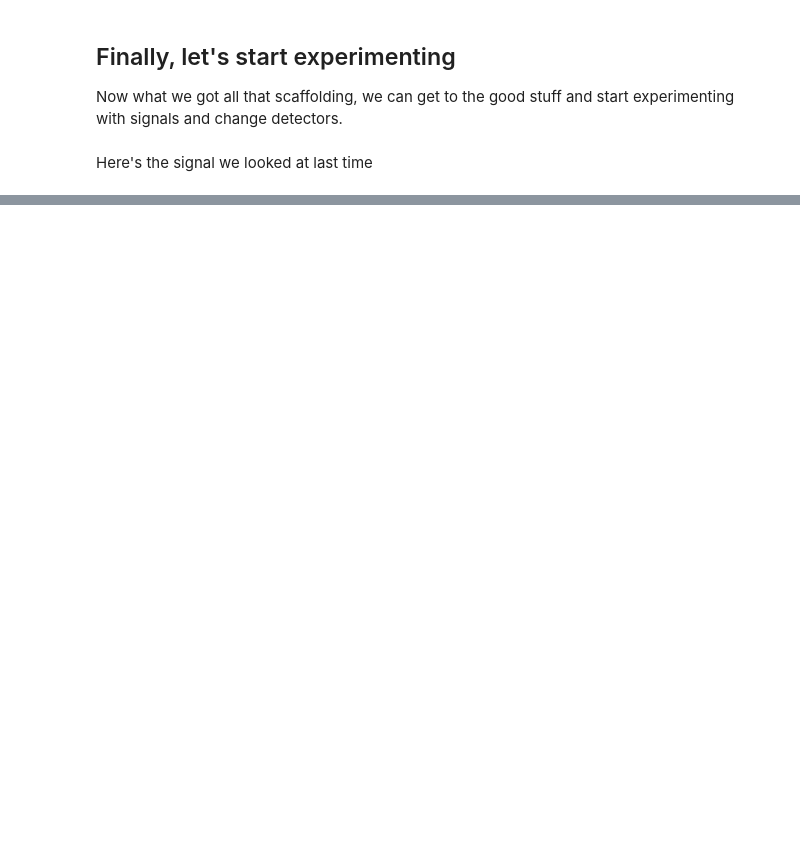
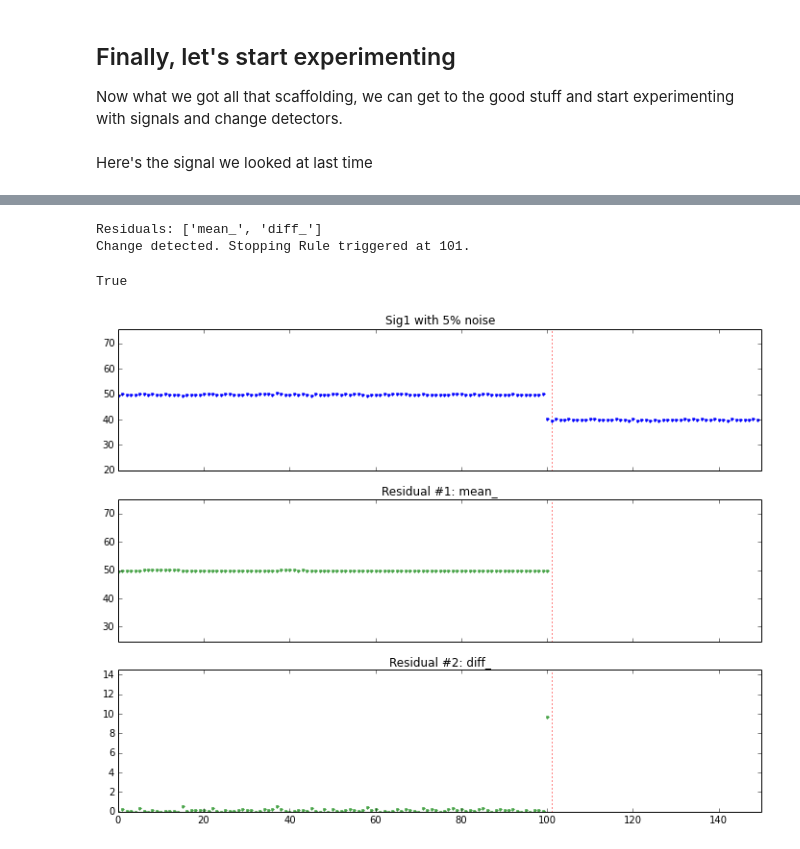
Before and after one commit to amanahuja/change-detection-tutorial, a Jupyter notebook: ipynb/section_01_Trivial.ipynb, the cells around one changed output, grey strips where cells are left out. Saved outputs shown, nothing was run; the diff lists cells and outputs as text; code cells hidden in the pictures; blank space fills up the shorter version.

```diff
--- a/ipynb/section_01_Trivial.ipynb
+++ b/ipynb/section_01_Trivial.ipynb
@@ -110,0 +138,25 @@ class cd_static_mean_detector(change_detector):
+# %%
+
+# Adding some Gaussian noise to the signal.
+# Threshold is set to 5% difference from the mean.
+
+# Noise is small, scaled to 2% of the size
+#   of the signal CHANGE. (vs. threshold, which is
+#   based on the signal value, not the change value)
+
+# Size of change in our test signal
+jump_size = sig1[0] - sig1[-1]
+
+noise = np.random.normal(
+    size=sig1.shape,
+    scale=jump_size * 0.02)
+
+static_mean_detector(threshold=0.05).run(
+    sig1 + noise ,
+    signal_name='Sig1 with 5% noise'
+    )
+# %% [output]
+Residuals: ['mean_', 'diff_']
+Change detected. Stopping Rule triggered at 101.
+True
+[figure, added]
```
Also changed, not shown: parts of 22 cells of this notebook, 1 other file.
